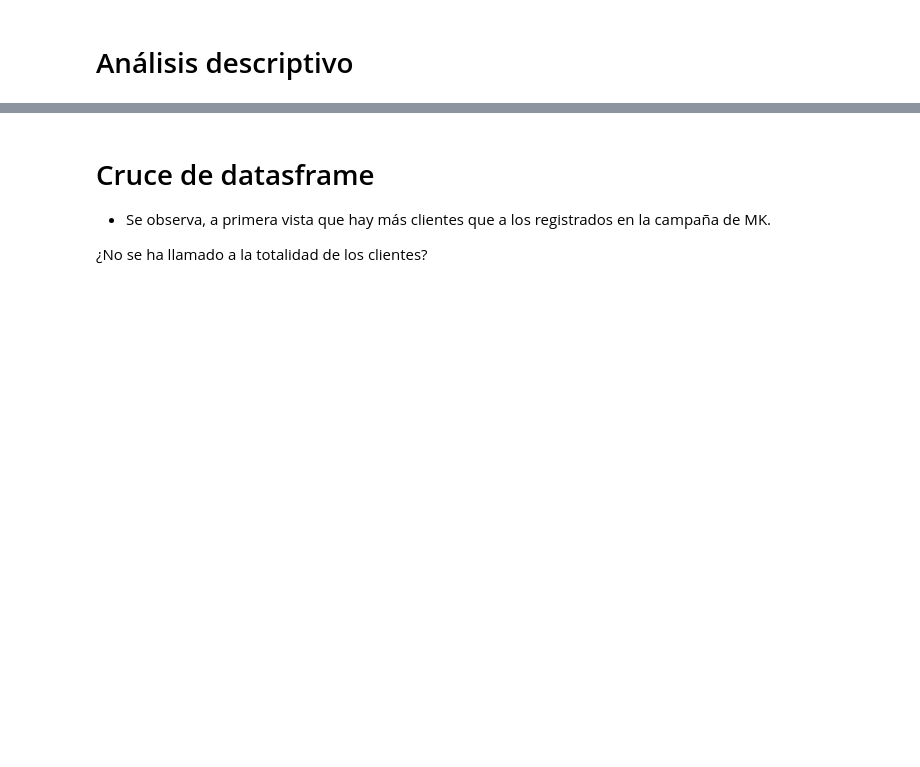
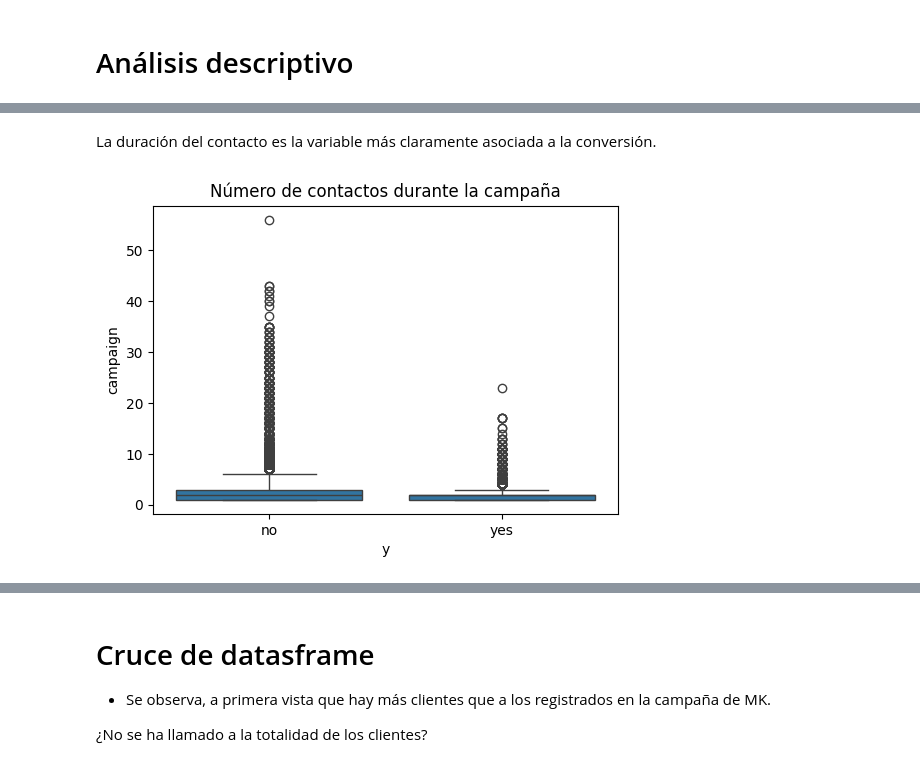
Before and after one commit to Carlagallo/EDA---MARKETING, a Jupyter notebook: Notebook/01-Analisis_preeliminar.ipynb, the cells around one changed output, grey strips where cells are left out. Drawn from its saved outputs; the diff is of its cells as text; code cells hidden in the pictures; blank space fills up the shorter version.

```diff
--- a/Notebook/01-Analisis_preeliminar.ipynb
+++ b/Notebook/01-Analisis_preeliminar.ipynb
@@ -374,0 +734,11 @@ df_customers['id'].unique()
+# %% [markdown]
+La duración del contacto es la variable más claramente asociada a la conversión.
+# %%
+""""Número de contactos en campaña"""
+
+plt.figure(figsize=(6,4))
+sns.boxplot(data=df_marketing_clean, x="y", y="campaign")
+plt.title("Número de contactos durante la campaña")
+plt.show()
+# %% [output]
+[figure, added]
```
Also changed, not shown: parts of 64 cells of this notebook, 1 other file.
